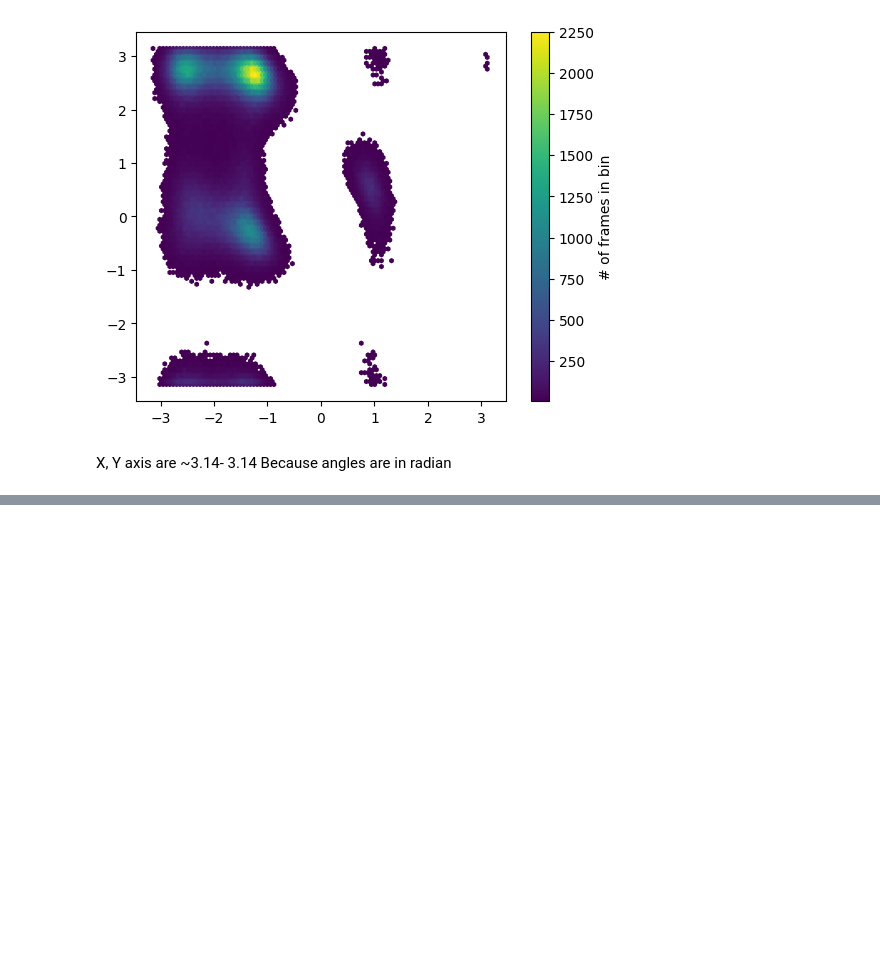
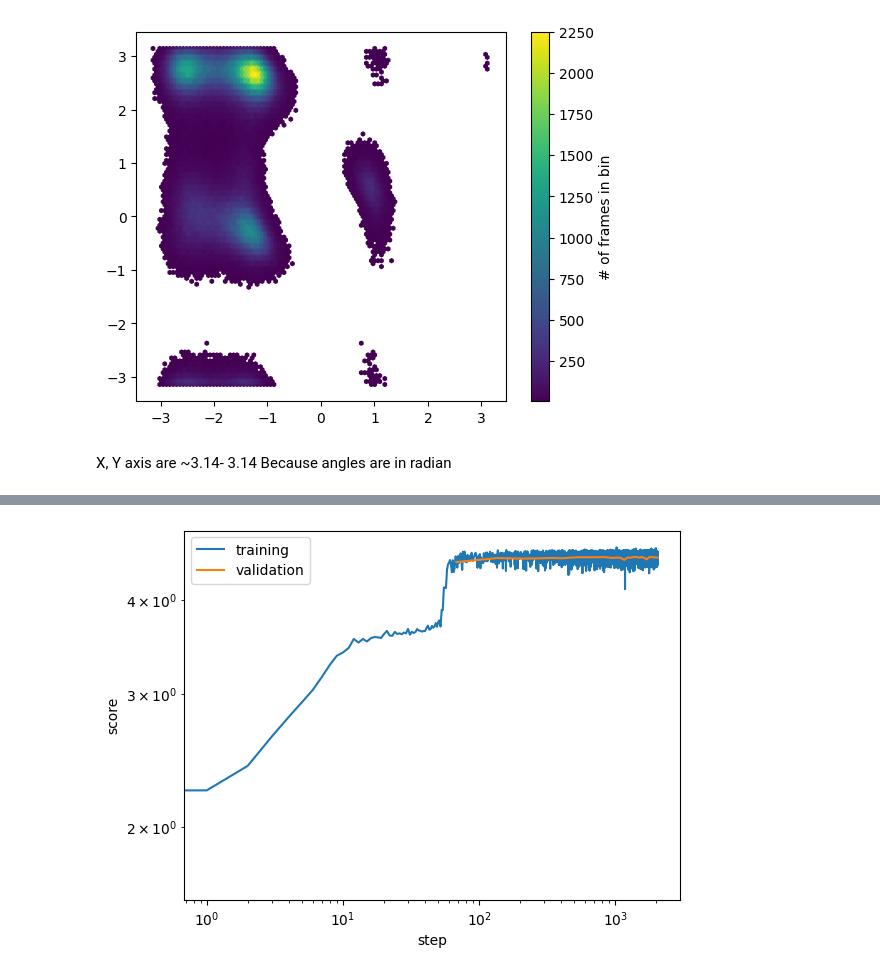
Before and after one commit to ssolh2906/Folding-msm, a Jupyter notebook: VAMPNets.ipynb, the cells around one changed output, grey strips where cells are left out. Drawn from its saved outputs; the diff is of its cells as text; code cells hidden in the pictures; blank space fills up the shorter version.

Commit message:
states classifier

```diff
--- a/VAMPNets.ipynb
+++ b/VAMPNets.ipynb
@@ -71,0 +81,17 @@ Because angles are in radian
+# %%
+# Set VAMPNet lobes(Neural network)
+# Use PyTorch sequential model way
+lobe = nn.Sequential(
+    nn.BatchNorm1d(data[0].shape[1]),               # Input dimension(data[0].shape[1]) is decided by number of features.
+    nn.Linear(data[0].shape[1], 20), nn.ELU(),      # First hidden layer, ELU is a activation function
+    nn.Linear(20, 20), nn.ELU(),
+    nn.Linear(20, 20), nn.ELU(),
+    nn.Linear(20, 20), nn.ELU(),
+    nn.Linear(20, 20), nn.ELU(),
+    nn.Linear(20, 6),                               # Output layer. map to 6 states. We can try 4-10 and pick.
+    # Num of Output states: Too many? -> overfit, Too little -> not enough categories
+    nn.Softmax(dim=1)  # obtain fuzzy probability distribution over output states
+)
+
+lobe = lobe.to(device=device)                       # Move model from GPU to CPU
+print(lobe)
@@ -71,0 +116,10 @@ Because angles are in radian
+# %%
+from deeptime.decomposition.deep import VAMPNet
+
+vampnet = VAMPNet(lobe=lobe, learning_rate=5e-3, device=device)
+# %%
+# Set up data loaders
+from torch.utils.data import DataLoader
+
+loader_train = DataLoader(train_data, batch_size=10000, shuffle=True)
+loader_val = DataLoader(val_data, batch_size=len(val_data), shuffle=False)
@@ -71,0 +128,9 @@ Because angles are in radian
+# %%
+from tqdm.auto import tqdm  # 자동으로 환경 감지 (노트북이면 위젯, 콘솔이면 텍스트)
+
+model = vampnet.fit(
+    loader_train,
+    n_epochs=30,
+    validation_loader=loader_val,
+    progress=tqdm  # tqdm.auto로부터 받은 tqdm 전달
+).fetch_model()
@@ -71,0 +144,9 @@ Because angles are in radian
+# %%
+
+plt.loglog(*vampnet.train_scores.T, label='training')
+plt.loglog(*vampnet.validation_scores.T, label='validation')
+plt.xlabel('step')
+plt.ylabel('score')
+plt.legend();
+# %% [output]
+[figure, added]
```
Also changed, not shown: parts of 11 cells of this notebook.
